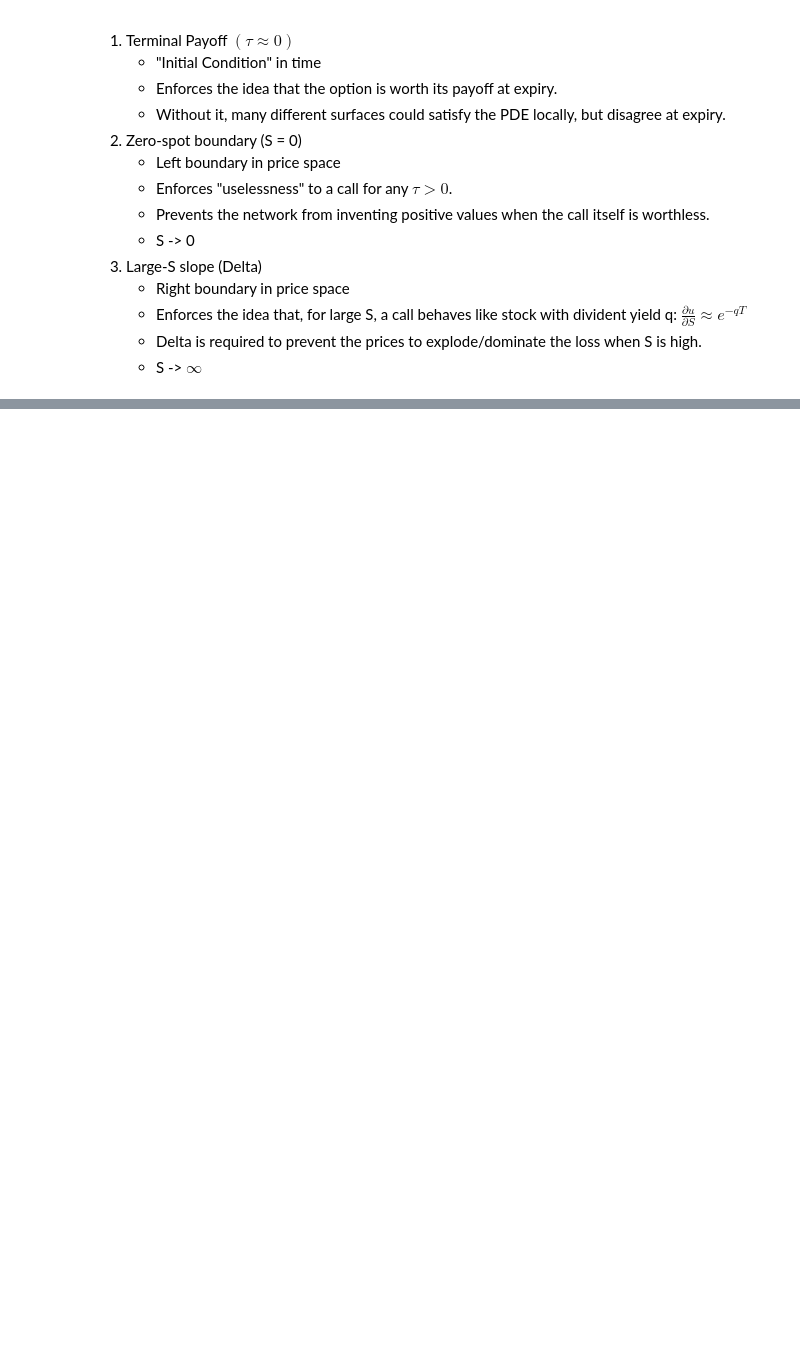
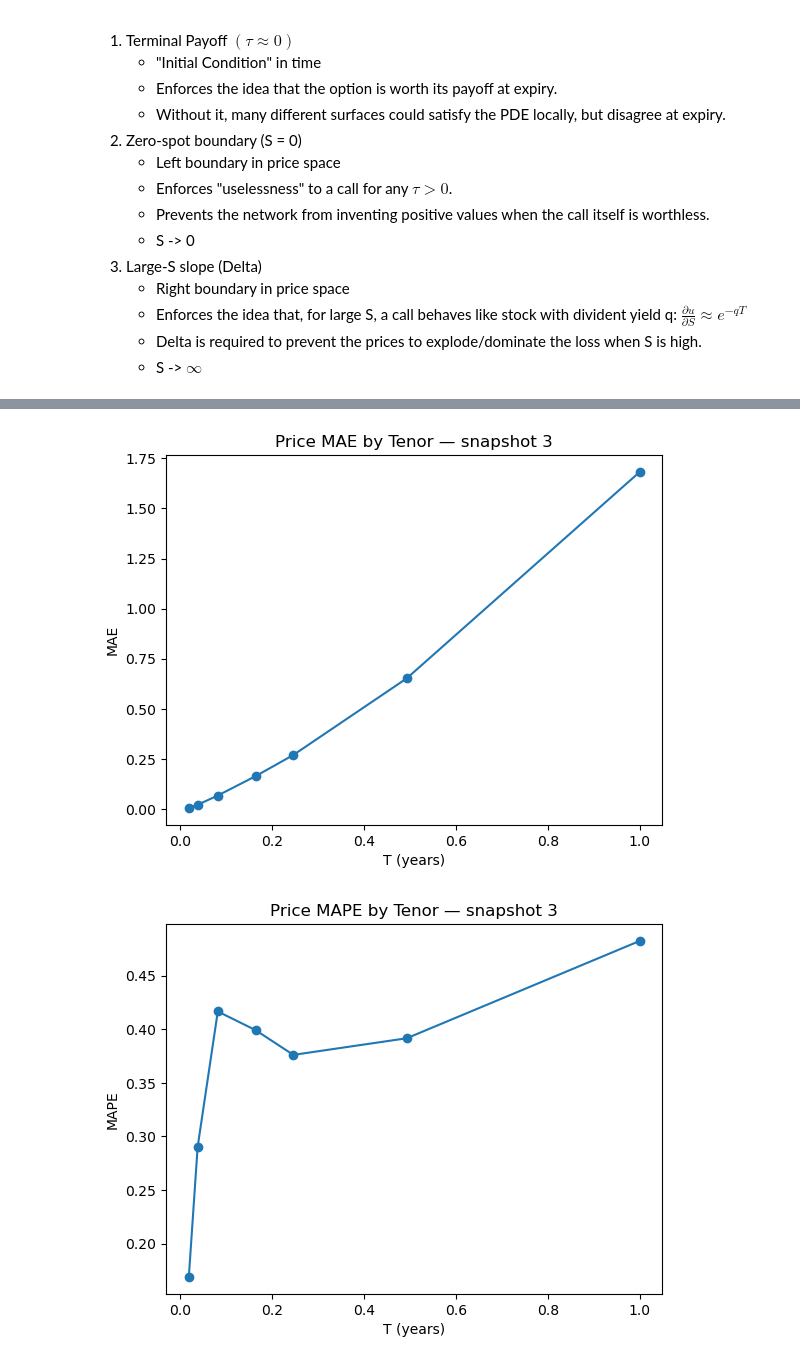
Before and after one commit to nickvpn/deep-learning-2025, a Jupyter notebook: Projects/Project 1/Project1.ipynb, the cells around one changed output, grey strips where cells are left out. Cells and saved outputs as stored; diff of their text form; code cells hidden in the pictures; blank space fills up the shorter version.

```diff
--- a/Projects/Project 1/Project1.ipynb
+++ b/Projects/Project 1/Project1.ipynb
@@ -284,6 +284,7 @@ class OptionDataset(Dataset):
         self.r = torch.from_numpy(self.df["r"].values.astype(np.float32))
         self.q = torch.from_numpy(self.df["q"].values.astype(np.float32))
         self.P = torch.from_numpy(self.df["price_obs"].values.astype(np.float32))
+        self.sid = torch.from_numpy(self.df["snapshot_id"].values.astype(np.int64))
 
     def __len__(self): return len(self.df)
 
@@ -293,6 +294,7 @@ class OptionDataset(Dataset):
             "S0": self.S0[i], "K": self.K[i], "T": self.T[i],
             "r": self.r[i], "q": self.q[i],
             "P_obs": self.P[i],
+            "sid": self.sid[i],
             "stats": self.stats,
         }
 # %% [markdown]
@@ -536,0 +613,8 @@ def loss_pde_and_bc(model, coll, lambda_bc=1e-4):
+# %%
+import os, json
+
+ckpt_path = "model_best.pt"
+best_val  = math.inf
+patience  = 5
+bad_epochs = 0
+log_every = 1  # epochs
@@ -536,0 +800,42 @@ def loss_pde_and_bc(model, coll, lambda_bc=1e-4):
+# %%
+import matplotlib.pyplot as plt
+
+# choose one test snapshot (take the first for convenience)
+sid = sorted(df[df["snapshot_id"].isin(splits["test"])][ "snapshot_id" ].unique())[0]
+df_s = df[df["snapshot_id"] == sid].copy()
+
+# predict on ALL rows of this snapshot
+out = infer_snapshot(model, df_s, stats_best, device)
+C_hat = out["C_hat"]  # tensor on device
+# %%
+# NEW
+
+T_vals = np.sort(df_s["T"].unique())
+mae_T, mape_T = [], []
+
+C_pred_np = C_hat.detach().cpu().numpy()
+C_true_np = df_s["price_mid"].to_numpy()
+T_np      = df_s["T"].to_numpy()
+
+for T0 in T_vals:
+    m = (np.abs(T_np - T0) < 1e-10)   # exact match on your synthetic grid
+    if m.sum() == 0:
+        mae_T.append(np.nan); mape_T.append(np.nan); continue
+    err  = np.abs(C_pred_np[m] - C_true_np[m])
+    mae_T.append(err.mean())
+    mape_T.append((err / (np.abs(C_true_np[m]) + 1e-8)).mean())
+
+plt.figure()
+plt.plot(T_vals, mae_T, marker='o')
+plt.xlabel("T (years)"); plt.ylabel("MAE")
+plt.title(f"Price MAE by Tenor — snapshot {sid}")
+plt.show()
+
+plt.figure()
+plt.plot(T_vals, mape_T, marker='o')
+plt.xlabel("T (years)"); plt.ylabel("MAPE")
+plt.title(f"Price MAPE by Tenor — snapshot {sid}")
+plt.show()
+# %% [output]
+[figure, added]
+[figure, added]
```
Also changed, not shown: parts of 35 cells of this notebook, 5 other files.
